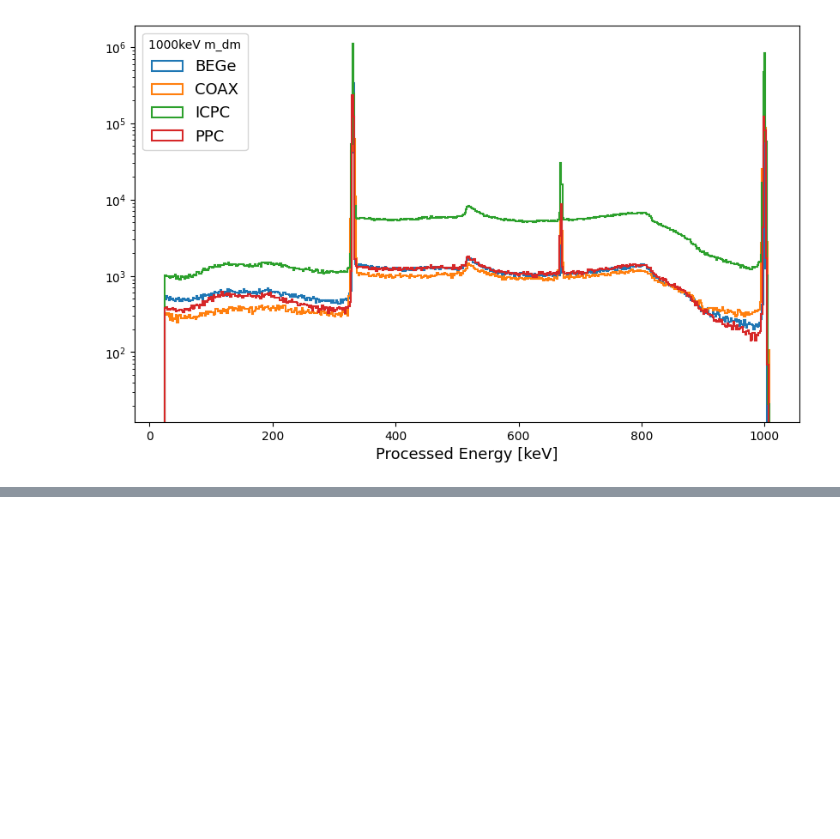
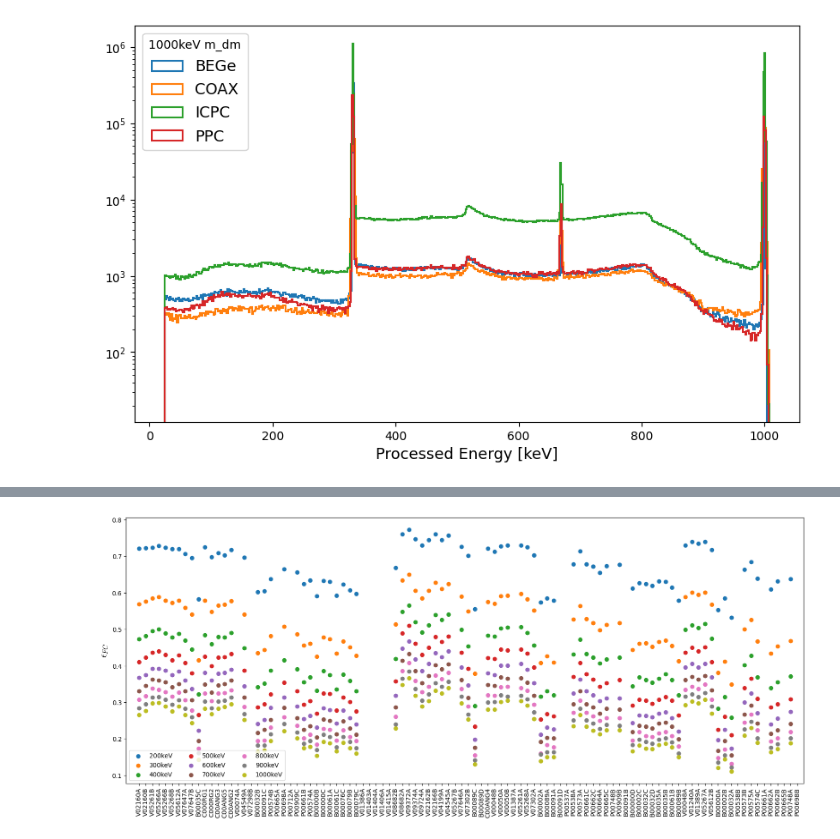
Before and after one commit to fraborra/bosonic-DM, a Jupyter notebook: dark-compton-analysis.ipynb, the cells around one changed output, grey strips where cells are left out. Saved outputs shown, nothing was run; the diff lists cells and outputs as text; code cells hidden in the pictures; blank space fills up the shorter version.

```diff
--- a/dark-compton-analysis.ipynb
+++ b/dark-compton-analysis.ipynb
@@ -92,5 +77,5 @@ outdir_name = "dark-compton"
 # %%
 lf = pl.scan_parquet(
-    f"./v1/parquet/{outdir_name}",
+    f"{outdir_name}/{interaction}",
     hive_partitioning=True
 )
@@ -164,0 +169,26 @@ for ene in tqdm(simulated_energies):
+# %%
+ges_sorted = chmap_ak.name
+
+values_dict = {}
+
+fig, ax = plt.subplots(figsize=(16, 7))  # larghezza generosa per spaziatura
+
+for ene in tqdm(simulated_energies):
+
+    keys, values = get_values_sorted(ratio_dict[ene], ges_sorted)
+    tag = f'{ene}keV'
+    ax.scatter(keys, values, marker = 'o', label=tag)
+
+
+plt.xticks(ticks=range(len(keys)), labels=keys, rotation=90, ha='center')
+
+ax.set_ylabel(r"$\epsilon_{FC}$", fontsize = 16)
+ax.margins(x=0.02)  # riduce il padding laterale (default è 0.05)
+# ax.set_ylim(0.75, 1)
+plt.legend(ncol = 3)
+# Padding sotto per non tagliare le etichette
+plt.tight_layout()
+plt.savefig(f"./plots/{interaction}/FC-efficiency_{interaction}.png", dpi=500)
+plt.show()
+# %% [output]
+[figure, added]
```
Also changed, not shown: parts of 18 cells of this notebook, 4 other files.
